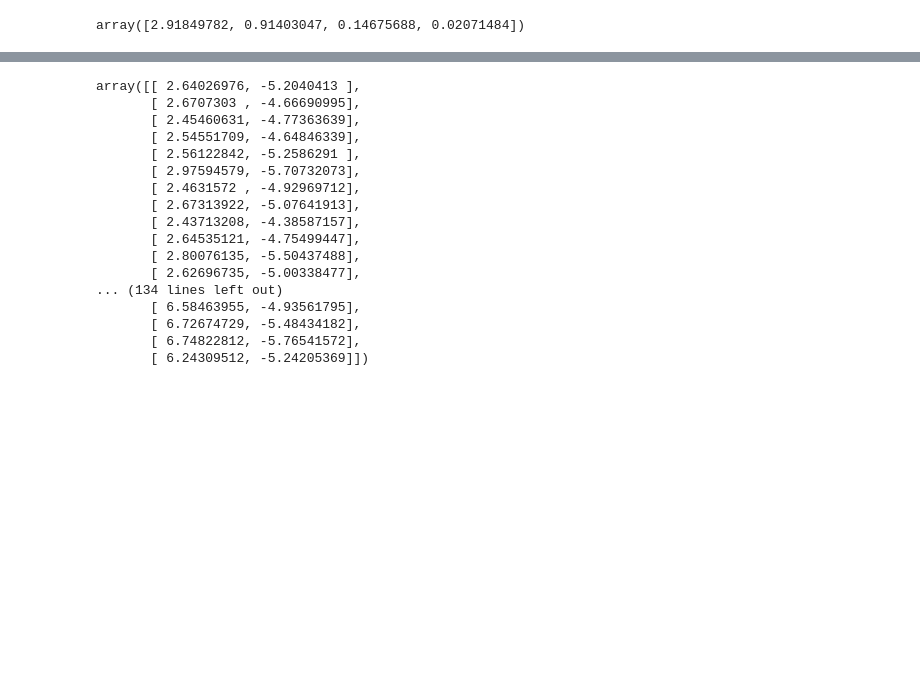
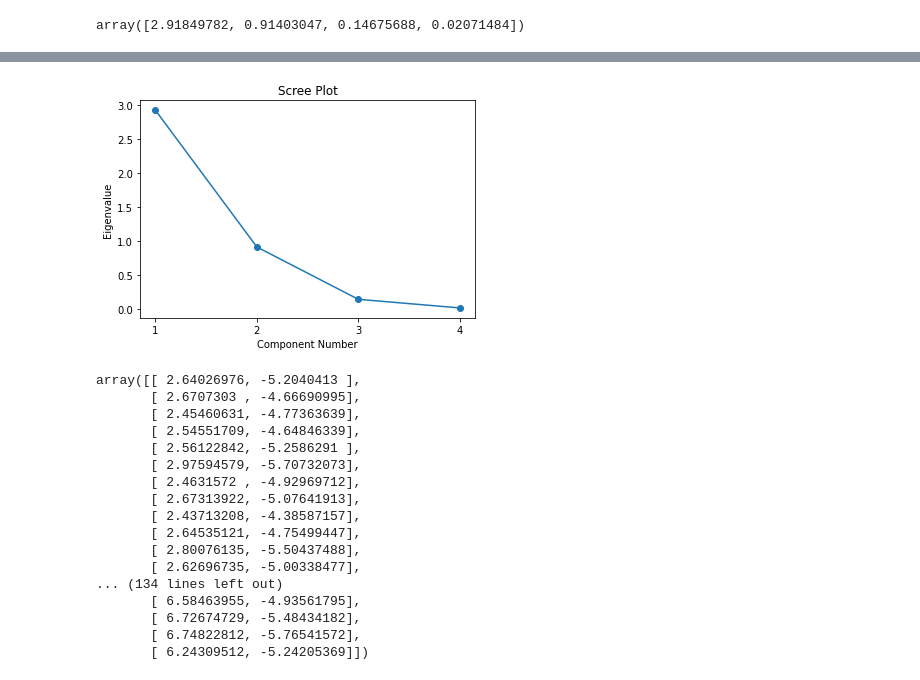
Before and after one commit to sercandogan/eigpca, a Jupyter notebook: examples/Example.ipynb, the cells around one changed output, grey strips where cells are left out. Saved outputs shown, nothing was run; the diff lists cells and outputs as text; code cells hidden in the pictures; blank space fills up the shorter version.

```diff
--- a/examples/Example.ipynb
+++ b/examples/Example.ipynb
@@ -49,3 +49,7 @@ pca.plot(y="pov")
+# %%
+pca.plot(y="eig")
+# %% [output]
+[figure, added]
 # %%
 pca.transform(X, n_components=2)
 # %% [output]
```
Also changed, not shown: parts of 1 cell of this notebook, 2 other files.
